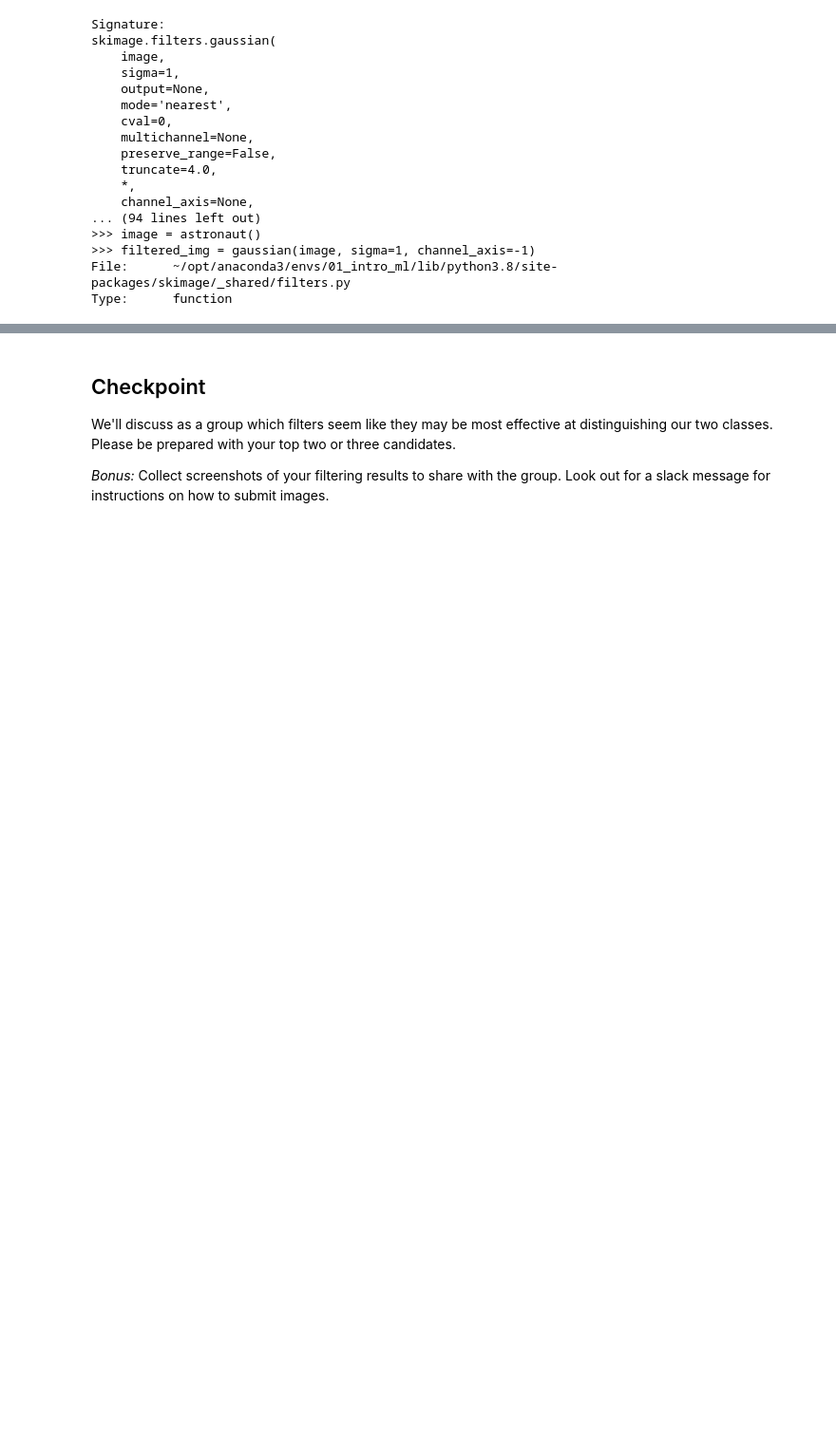
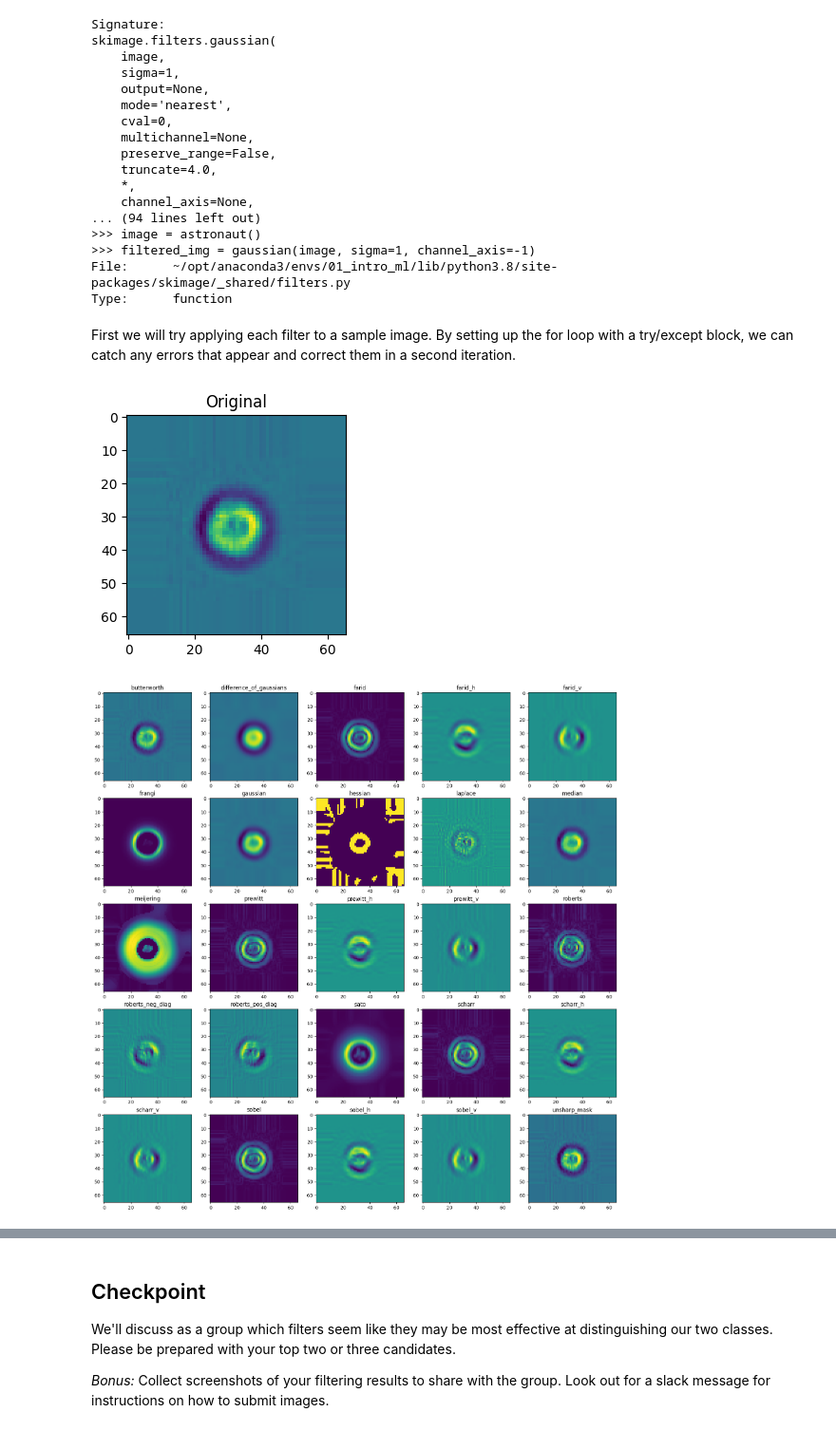
Before and after one commit to dlmbl/intro_ml, a Jupyter notebook: solution-2.ipynb, the cells around one changed output, grey strips where cells are left out. Shown at 95% size. Cells and saved outputs as stored; diff of their text form; code cells hidden in the pictures; blank space fills up the shorter version.

```diff
--- a/solution-2.ipynb
+++ b/solution-2.ipynb
@@ -428,0 +463,22 @@ Type:      function
+# %% [markdown]
+First we will try applying each filter to a sample image. By setting up the for loop with a try/except block, we can catch any errors that appear and correct them in a second iteration.
+# %%
+# Select random image
+im = X[np.random.randint(X.shape[0]),...,0]
+
+# Plot original image
+fig, ax = plt.subplots(figsize=(3, 3))
+plt.imshow(im)
+ax.set_title('Original')
+
+# Plot filtered images
+fig, ax = plt.subplots(5, 5, figsize=(20, 20))
+for i, (name, fxn) in enumerate(filters.items()):
+    ax.flatten()[i].set_title(name)
+    try:
+        ax.flatten()[i].imshow(fxn(im))
+    except Exception as e:
+        print('Skipping {}: {}'.format(name, e))
+# %% [output]
+[figure, added]
+[figure, added]
```
Also changed, not shown: parts of 16 cells of this notebook, 1 other file.
